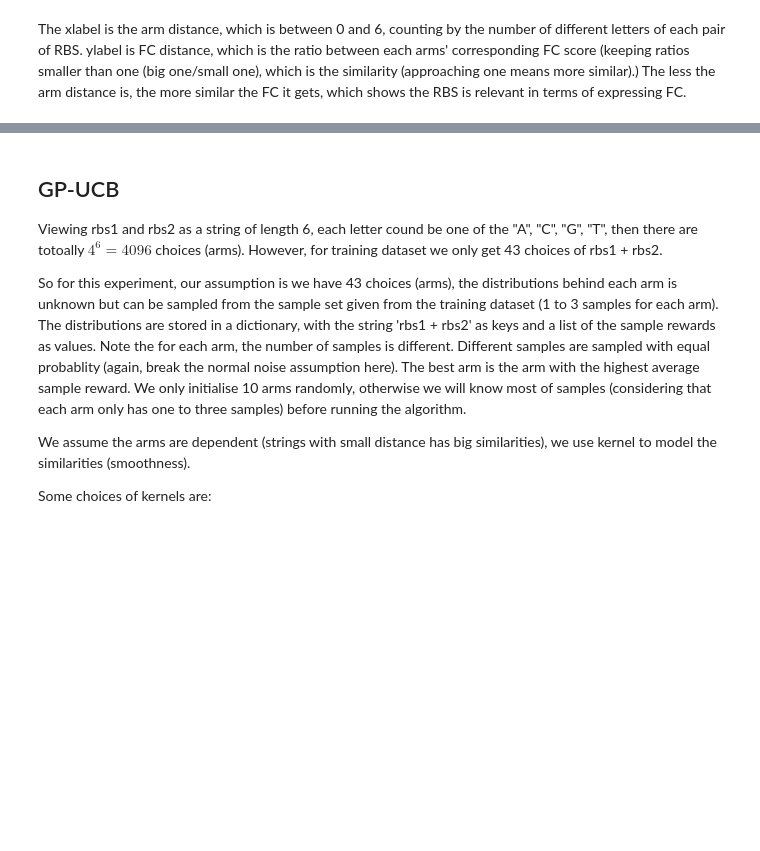
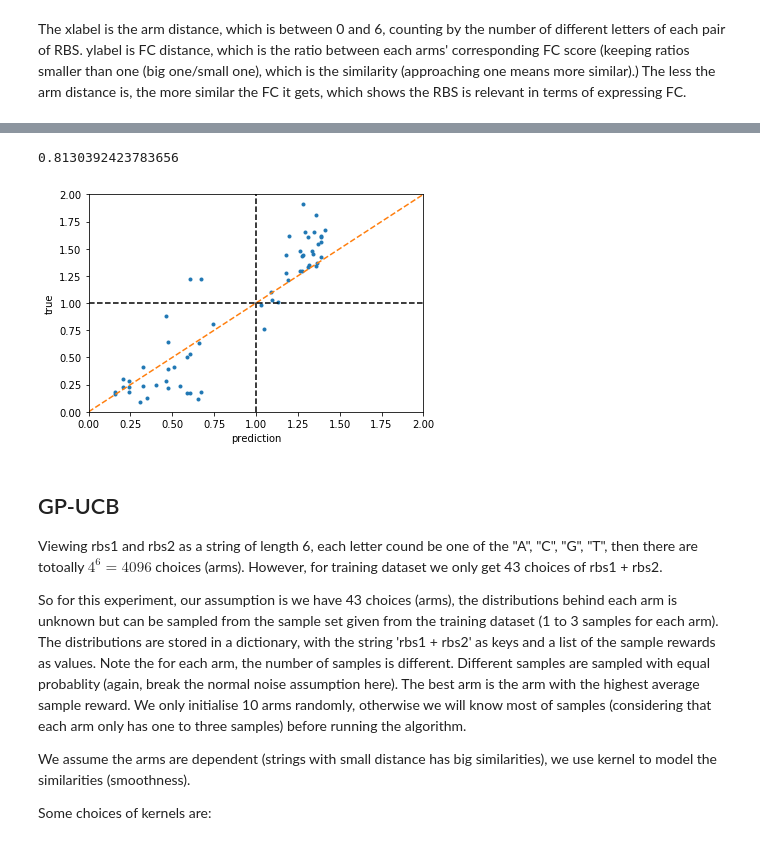
Before and after one commit to chengsoonong/eheye, a Jupyter notebook: SynBio/gpucb_bio.ipynb, the cells around one changed output, grey strips where cells are left out. Cells and saved outputs as stored; diff of their text form; code cells hidden in the pictures; blank space fills up the shorter version.

```diff
--- a/SynBio/gpucb_bio.ipynb
+++ b/SynBio/gpucb_bio.ipynb
@@ -55,6 +55,9 @@ for i in arms:
     encodings = ''.join(str(e) for e in list(df.loc[df['rbs1'] ==  i[:3]].loc[df['rbs2'] == i[3:]].iloc[0,2:26]))
     arms_encoding.append(encodings)
     sorted_rewards_dict[i] = rewards_dict[i]
+# %%
+X = np.asarray(rbs1 + rbs2)
+Y = np.asarray(df['FC'])
 # %%
 
 def distance_arms(arm1, arm2):
@@ -114,0 +125,8 @@ The xlabel is the arm distance, which is between 0 and 6, counting by the number
+# %%
+l = 4 # for DNA/RNA sequence data
+k = 5 # for k-mers (substring of length k)
+m = 2 # maximum number of mismatches for 2 k-mers to be considered ‘similar’.
+
+int_seq = preprocess(X)
+mismatch_kernel = MismatchKernel(l=l, k=k, m=m).get_kernel(int_seq).kernel
+mismatch_kernel.shape
@@ -115,3 +151,24 @@ The xlabel is the arm distance, which is between 0 and 6, counting by the number
+# %%
+from sklearn.kernel_ridge import KernelRidge
+
+reg = KernelRidge(kernel = 'precomputed')
+reg.fit(mismatch_kernel, np.asarray(df['FC']))
+prediction = reg.predict(mismatch_kernel)
+reg.score(mismatch_kernel, Y)
+# %% [output]
+0.8130392423783656
+# %%
+plt.plot(prediction, Y, '.')
+plt.plot([0,2], [0,2], '--')
+plt.plot([0,2], [1,1], 'k--')
+plt.plot([1,1], [0,2], 'k--')
+plt.xlabel('prediction')
+plt.ylabel('true')
+plt.xlim(0,2)
+plt.ylim(0,2)
+plt.legend()
+# %% [output]
+[figure, added]
 # %% [markdown]
 ## GP-UCB
 
```
Also changed, not shown: parts of 5 cells of this notebook, 1 other file.
